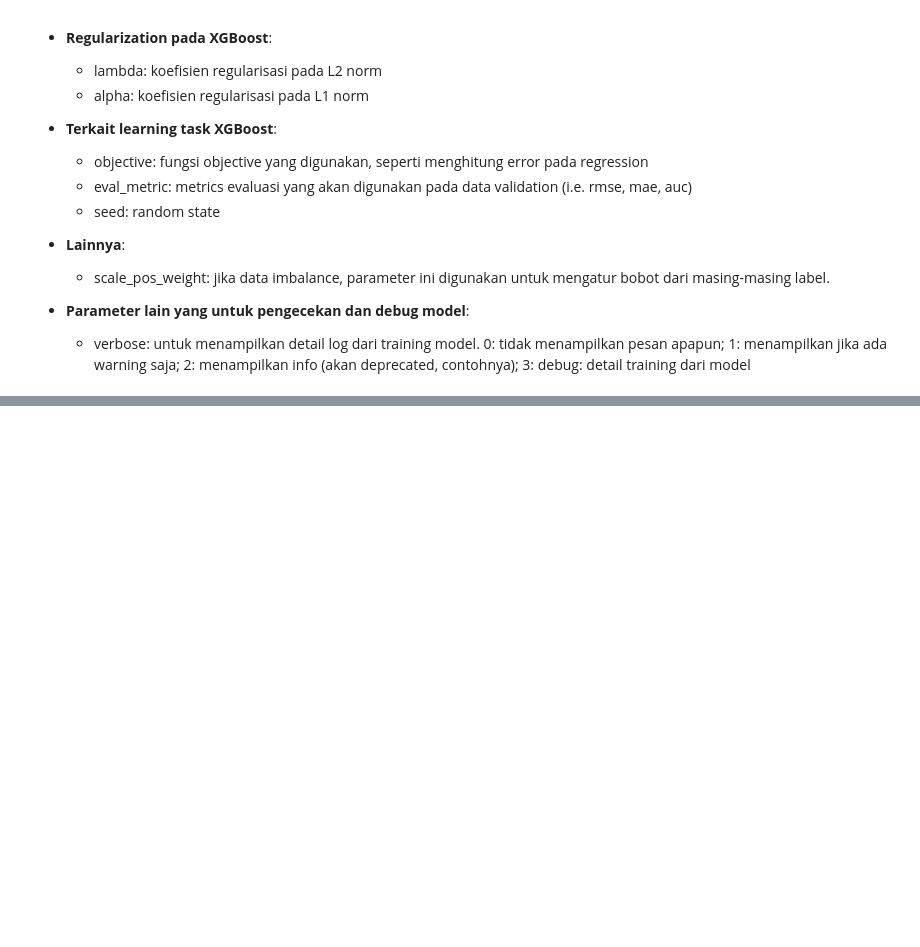
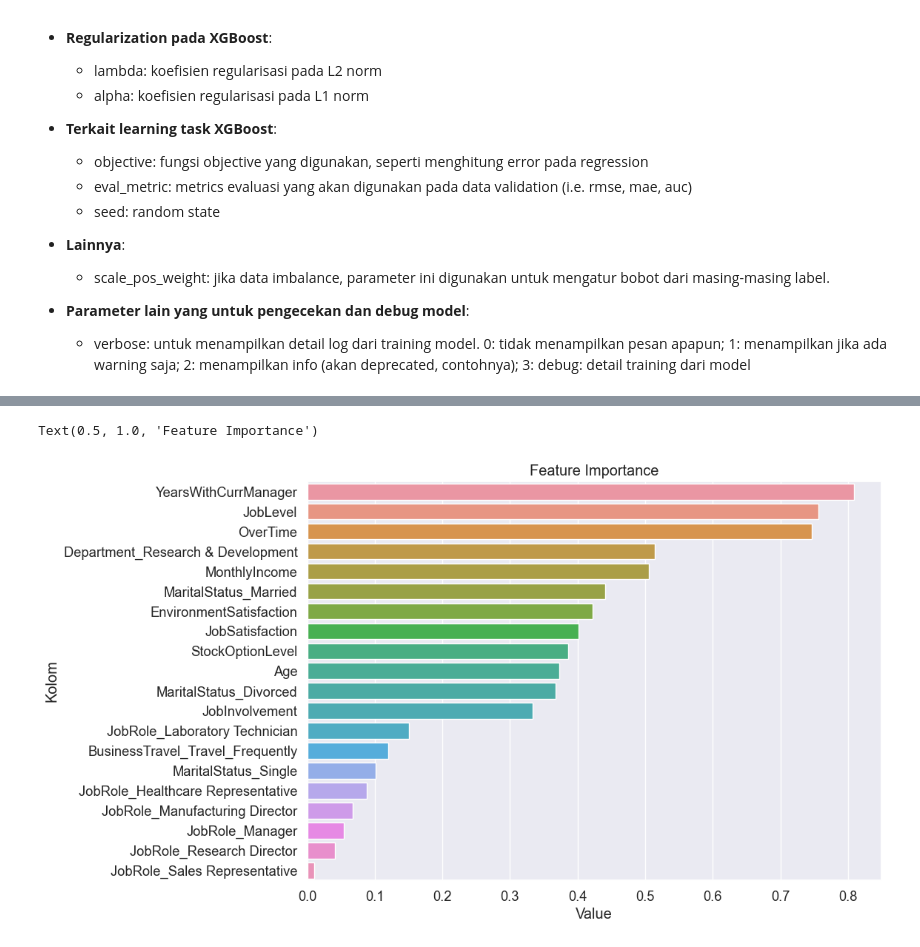
Before and after one commit to arsand07/Employee-Attrition, a Jupyter notebook: Stage 3/Stage 3.ipynb, the cells around one changed output, grey strips where cells are left out. Cells and saved outputs as stored; diff of their text form; code cells hidden in the pictures; blank space fills up the shorter version.

```diff
--- a/Stage 3/Stage 3.ipynb
+++ b/Stage 3/Stage 3.ipynb
@@ -740,3 +748,24 @@ roc_auc (crossval test): 0.82
+# %%
+# Calculate SHAP values for each sample
+explainer = shap.TreeExplainer(xg_tuned.best_estimator_)
+shap_values = explainer.shap_values(X_test)
+
+# Aggregate SHAP values for each feature
+feature_importance = pd.DataFrame(data=(np.abs(shap_values).mean(axis=0)))
+feature_importance= feature_importance.reset_index()
+feature_importance.columns=['Index','Value']
+
+# Sort features by importance
+feature_importance = feature_importance.sort_values('Value', ascending=False)
+
+feature_importance['Kolom'] = X_test.columns[feature_importance['Index']]
+
+# # Plot feature importance
+sns.barplot(x=feature_importance['Value'], y=feature_importance['Kolom'])
+plt.title('Feature Importance')
+# %% [output]
+Text(0.5, 1.0, 'Feature Importance')
+[figure, added]
 # %%
 hasil =pd.DataFrame({
         "Model":model,
```
Also changed, not shown: parts of 21 cells of this notebook.
